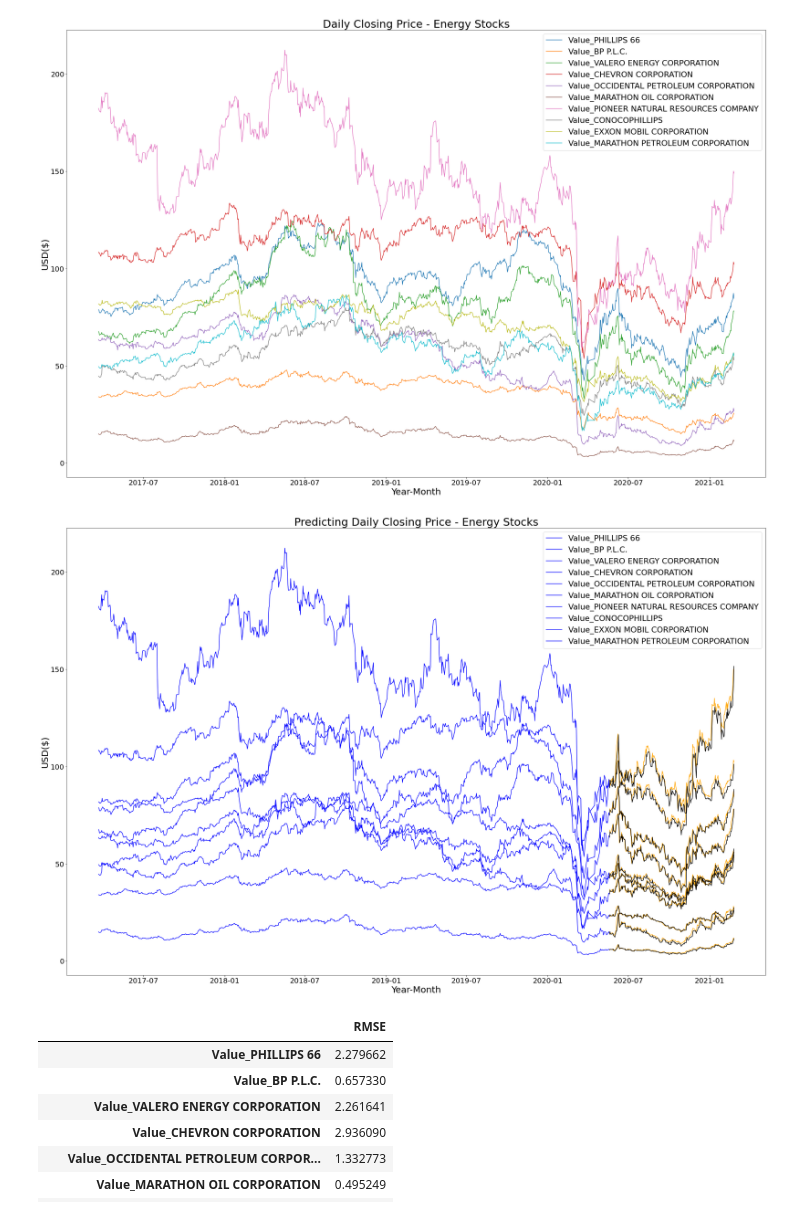
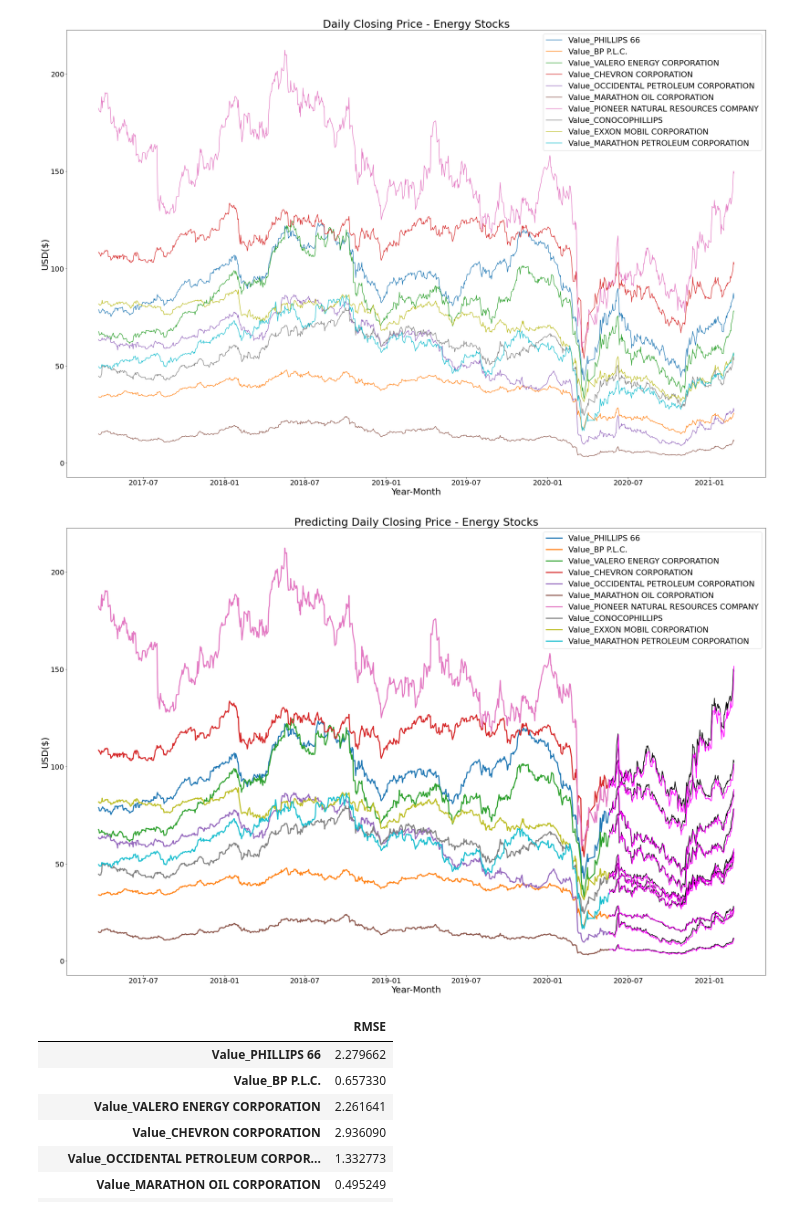
Before and after one commit to griffinwt/Hackathon_March2021, a Jupyter notebook: will_notebooks/model_3.ipynb, the cells around one changed output. Drawn from its saved outputs; the diff is of its cells as text; code cells hidden in the pictures.

```diff
--- a/will_notebooks/model_3.ipynb
+++ b/will_notebooks/model_3.ipynb
@@ -207,24 +207,24 @@ coefs = pd.DataFrame(coefs)
 # %%
 def plot_preds(ytraindf, ytestdf, pred_df, title='Title', xlab=None, ylab=None):
     plt.figure(figsize=(35,23))
     for col in ytraindf.columns:
-        plt.plot(ytraindf[col], color='blue') #plot each ytrain
+        plt.plot(ytraindf[col], linewidth=3) #plot each ytrain
     for col in ytestdf.columns:
-        plt.plot(ytestdf[col], color='orange') #plot each ytest
+        plt.plot(ytestdf[col], color='black', linewidth=2) #plot each ytest
     for col in pred_df.columns:
-        plt.plot(pred_df[col], color='black') #plot the preds
+        plt.plot(pred_df[col], color='magenta', linewidth=2) #plot the preds
     plt.title(title, fontsize=30)
     plt.xlabel(xlab, fontsize=25)
     plt.ylabel(ylab, fontsize=25)
     plt.xticks(fontsize=20)
     plt.yticks(fontsize=20)
 
 plot_preds(training, testing, final_preds, title='Predicting Daily Closing Price - Energy Stocks',
            xlab='Year-Month', ylab='USD($)')
 plt.legend(final_preds.columns, fontsize=22);
 plt.savefig('../images/wout_mobility_preds_1.png', dpi=200, bbox_inches='tight')
 # %% [output]
-[figure, old version]
+[figure, new version]
 # %%
 pd.DataFrame(scores, index=('RMSE',)).T
 # %% [output]
```
Also changed, not shown: parts of 9 cells of this notebook.
